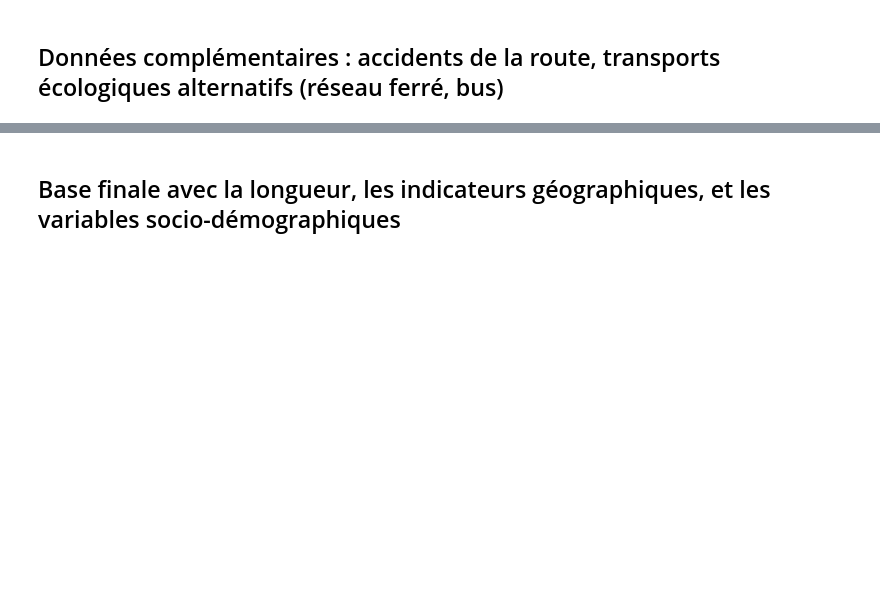
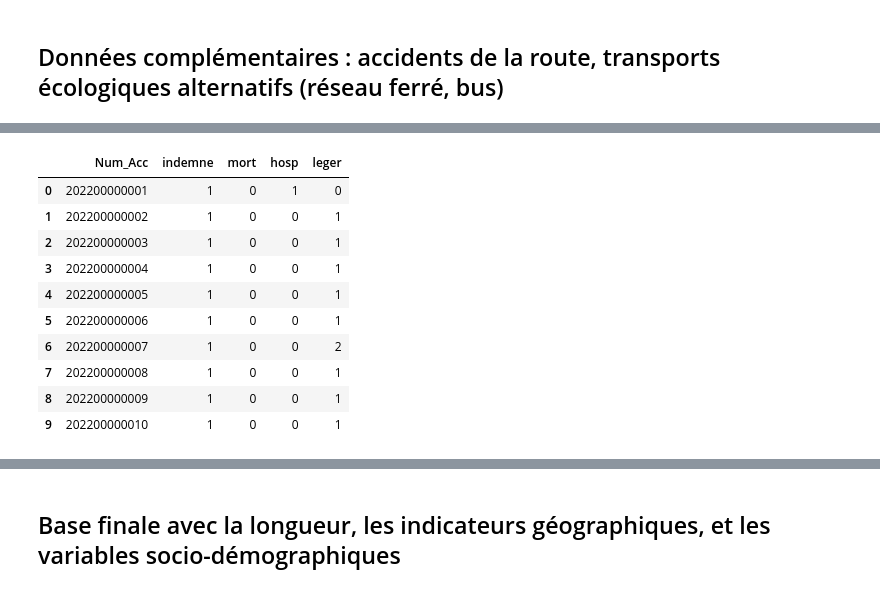
Before and after one commit to christellenguenang/Projet_Catherine_Christelle, a Jupyter notebook: 1_traitement_analyse.ipynb, the cells around one changed output, grey strips where cells are left out. Saved outputs shown, nothing was run; the diff lists cells and outputs as text; code cells hidden in the pictures; blank space fills up the shorter version.

```diff
--- a/1_traitement_analyse.ipynb
+++ b/1_traitement_analyse.ipynb
@@ -624,0 +658,30 @@ df_velo.head(10)
+# %%
+# Aggrégation des informations par accident
+
+# Créer les colonnes 'mort', 'hosp', 'indemne' et 'leger' en fonction de la gravité
+usagers['mort'] = (usagers['grav'] == 2).astype(int)
+usagers['hosp'] = (usagers['grav'] == 3).astype(int)
+usagers['indemne'] = (usagers['grav'] == 1).astype(int)
+usagers['leger'] = (usagers['grav'] == 4).astype(int)
+# %%
+# Pivoter les données pour obtenir le décompte par catégorie de gravité
+accident_counts = usagers.groupby('Num_Acc').agg({
+    'indemne': 'sum',
+    'mort': 'sum',
+    'hosp': 'sum',
+    'leger': 'sum'
+}).reset_index()
+# %%
+accident_counts.head(10)
+# %% [output]
+|  | Num_Acc | indemne | mort | hosp | leger |
+| 0 | 202200000001 | 1 | 0 | 1 | 0 |
+| 1 | 202200000002 | 1 | 0 | 0 | 1 |
+| 2 | 202200000003 | 1 | 0 | 0 | 1 |
+| 3 | 202200000004 | 1 | 0 | 0 | 1 |
+| 4 | 202200000005 | 1 | 0 | 0 | 1 |
+| 5 | 202200000006 | 1 | 0 | 0 | 1 |
+| 6 | 202200000007 | 1 | 0 | 0 | 2 |
+| 7 | 202200000008 | 1 | 0 | 0 | 1 |
+| 8 | 202200000009 | 1 | 0 | 0 | 1 |
+| 9 | 202200000010 | 1 | 0 | 0 | 1 |
```
Also changed, not shown: parts of 17 cells of this notebook, 2 other files.
